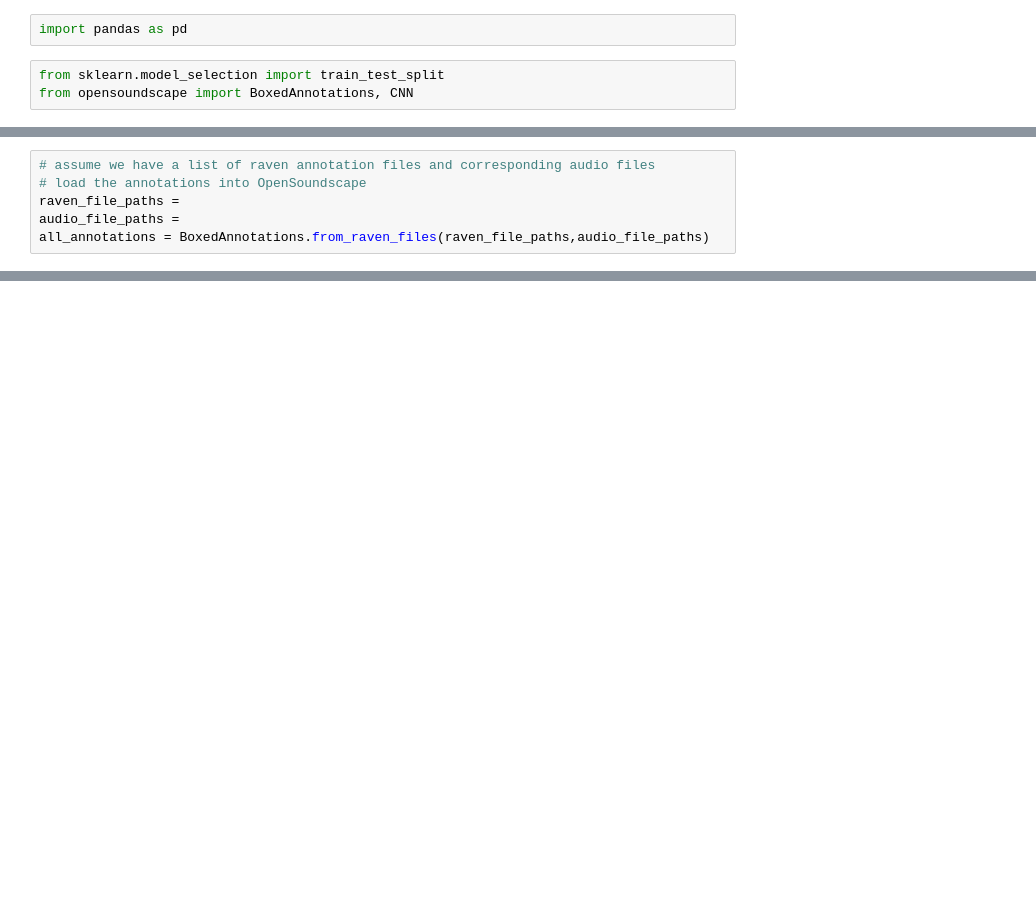
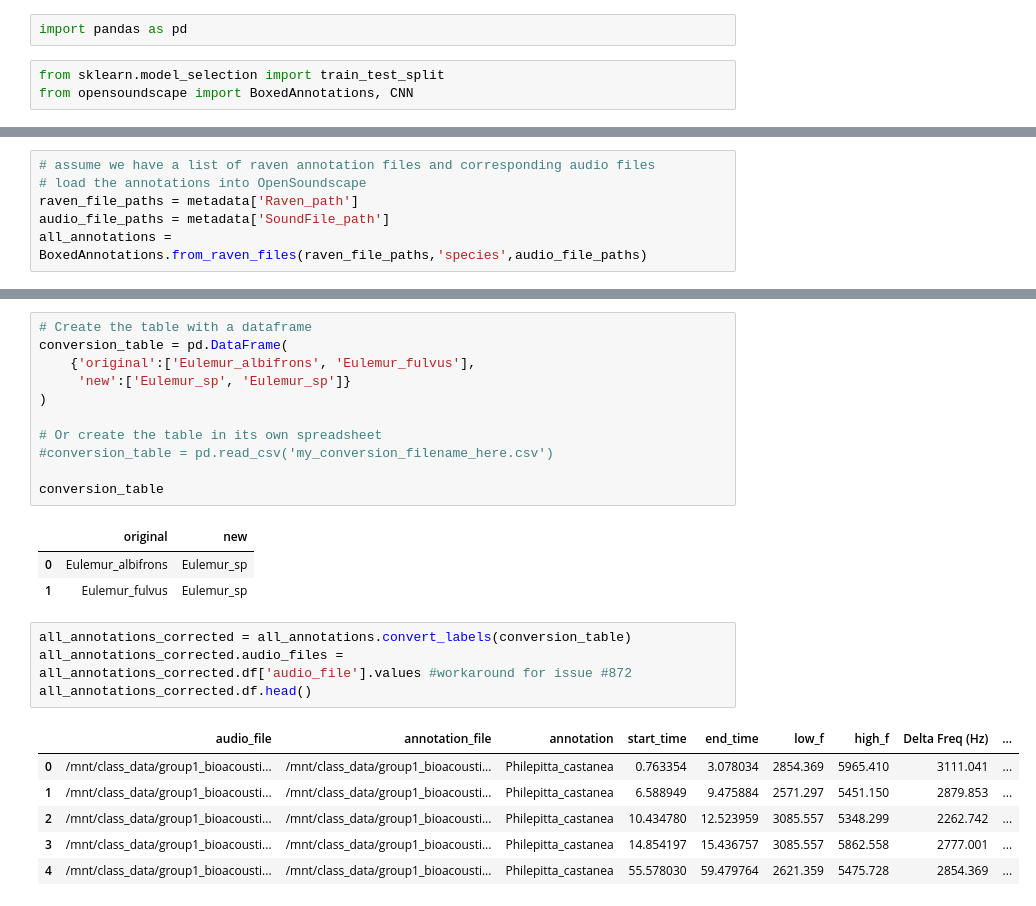
Before and after one commit to smholmes3/rewilding_madagascar, a Jupyter notebook: CNN_model_default.ipynb, the cells around one changed output, grey strips where cells are left out. Saved outputs shown, nothing was run; the diff lists cells and outputs as text; blank space fills up the shorter version.

Commit message:
Added more steps to update_metadata and new notebook to run the default CNN model

```diff
--- a/CNN_model_default.ipynb
+++ b/CNN_model_default.ipynb
@@ -16,6 +64,6 @@ metadata.head()
 # %%
 # assume we have a list of raven annotation files and corresponding audio files
 # load the annotations into OpenSoundscape
-raven_file_paths =
-audio_file_paths =
-all_annotations = BoxedAnnotations.from_raven_files(raven_file_paths,audio_file_paths)
+raven_file_paths = metadata['Raven_path']
+audio_file_paths = metadata['SoundFile_path']
+all_annotations = BoxedAnnotations.from_raven_files(raven_file_paths,'species',audio_file_paths)
@@ -21,0 +85,26 @@ all_annotations = BoxedAnnotations.from_raven_files(raven_file_paths,audio_file_
+# %%
+# Create the table with a dataframe
+conversion_table = pd.DataFrame(
+    {'original':['Eulemur_albifrons', 'Eulemur_fulvus'],
+     'new':['Eulemur_sp', 'Eulemur_sp']}
+)
+
+# Or create the table in its own spreadsheet
+#conversion_table = pd.read_csv('my_conversion_filename_here.csv')
+
+conversion_table
+# %% [output]
+|  | original | new |
+| 0 | Eulemur_albifrons | Eulemur_sp |
+| 1 | Eulemur_fulvus | Eulemur_sp |
+# %%
+all_annotations_corrected = all_annotations.convert_labels(conversion_table)
+all_annotations_corrected.audio_files = all_annotations_corrected.df['audio_file'].values #workaround for issue #872
+all_annotations_corrected.df.head()
+# %% [output]
+|  | audio_file | annotation_file | annotation | start_time | end_time | low_f | high_f | Delta Freq (Hz) | ... |
+| 0 | /mnt/class_data/group1_bioacousti... | /mnt/class_data/group1_bioacousti... | Philepitta_castanea | 0.763354 | 3.078034 | 2854.369 | 5965.410 | 3111.041 | ... |
+| 1 | /mnt/class_data/group1_bioacousti... | /mnt/class_data/group1_bioacousti... | Philepitta_castanea | 6.588949 | 9.475884 | 2571.297 | 5451.150 | 2879.853 | ... |
+| 2 | /mnt/class_data/group1_bioacousti... | /mnt/class_data/group1_bioacousti... | Philepitta_castanea | 10.434780 | 12.523959 | 3085.557 | 5348.299 | 2262.742 | ... |
+| 3 | /mnt/class_data/group1_bioacousti... | /mnt/class_data/group1_bioacousti... | Philepitta_castanea | 14.854197 | 15.436757 | 3085.557 | 5862.558 | 2777.001 | ... |
+| 4 | /mnt/class_data/group1_bioacousti... | /mnt/class_data/group1_bioacousti... | Philepitta_castanea | 55.578030 | 59.479764 | 2621.359 | 5475.728 | 2854.369 | ... |
```
Also changed, not shown: parts of 15 cells of this notebook, 1 other file.
